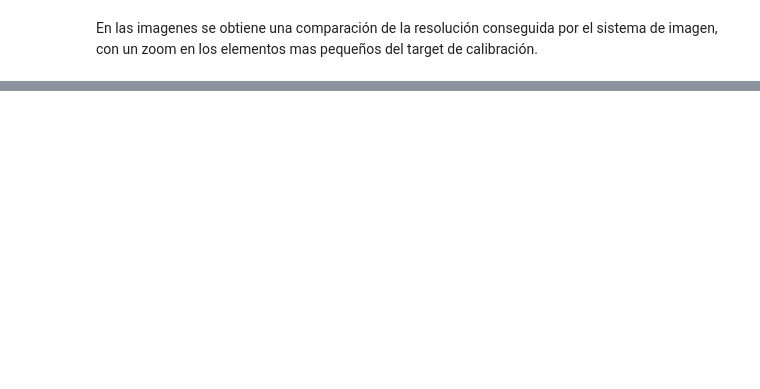
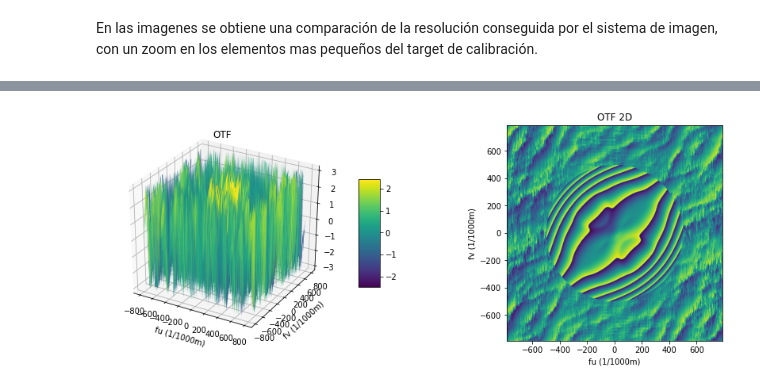
Before and after one commit to dar10p/atmos-optics, a Jupyter notebook: Tarea_1_Imaging_Simulator_Felipe.ipynb, the cells around one changed output, grey strips where cells are left out. Saved outputs shown, nothing was run; the diff lists cells and outputs as text; code cells hidden in the pictures; blank space fills up the shorter version.

```diff
--- a/Tarea_1_Imaging_Simulator_Felipe.ipynb
+++ b/Tarea_1_Imaging_Simulator_Felipe.ipynb
@@ -162,0 +160,24 @@ En las imagenes se obtiene una comparación de la resolución conseguida por el
+# %%
+lz= zxp*lamb
+u0=1
+v0=1
+# %%
+wd=0*lamb      # defocus
+w040=0*lamb    # spherical
+w131=1.9*lamb  # coma
+w222=0*lamb    # astigmatisms
+w220=0*lamb    # field curvature
+w311=0*lamb    # distortion
+# %%
+def seidel(u0,v0,X,Y,wd,w040,w131,w222,w220,w311):
+  beta=math.atan2(v0,u0)   # image rotation angle
+  u0r=np.sqrt(u0**2+v0**2) # image height
+  Xr=X*np.cos(beta)+Y*np.sin(beta) #rotate grid
+  Yr=-X*np.sin(beta)+Y*np.cos(beta)
+  rho2=Xr**2+Yr**2
+  W = wd*rho2+w040*rho2**2 + w131*u0r*rho2*Xr + w222*u0r**2*Xr**2 + w220*u0r**2*rho2+w311*u0r**3*Xr
+  return W
+# %%
+W=seidel(u0,v0,-lz*Fu/wxp,-lz*Fv/wxp,wd,w040,w131,w222,w220,w311)
+H=circ(np.sqrt(Fu**2+Fv**2)/f0)*np.exp(-1j*k*W);
+OTF = H_to_OTF(H)
@@ -162,0 +202,18 @@ En las imagenes se obtiene una comparación de la resolución conseguida por el
+# %%
+fig = plt.figure(figsize = (15,5))
+ax1 = fig.add_subplot(1,2,1, projection='3d')
+
+surf = ax1.plot_surface(Fu/1000, Fv/1000, np.angle(np.fft.fftshift(OTF)),cmap='viridis', edgecolor='none',linewidth=0)
+fig.colorbar(surf, shrink=0.5, aspect=5)
+ax1.set_title('OTF')
+ax1.set_xlabel('fu (1/1000m)')
+ax1.set_ylabel('fv (1/1000m)')
+
+ax2 = fig.add_subplot(1,2,2)
+plt.imshow(np.angle(np.fft.fftshift(OTF)),extent = [-(1/(2*du))/1000 , (1/(2*du))/1000, -(1/(2*du))/1000, (1/(2*du))/1000]) # transfer function
+ax2.set_title('OTF 2D')
+ax2.set_xlabel('fu (1/1000m)')
+ax2.set_ylabel('fv (1/1000m)')
+plt.show()
+# %% [output]
+[figure, added]
```
Also changed, not shown: parts of 19 cells of this notebook.
